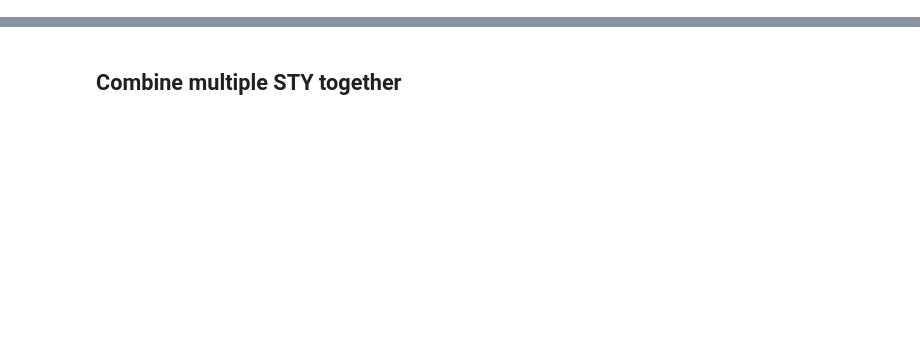
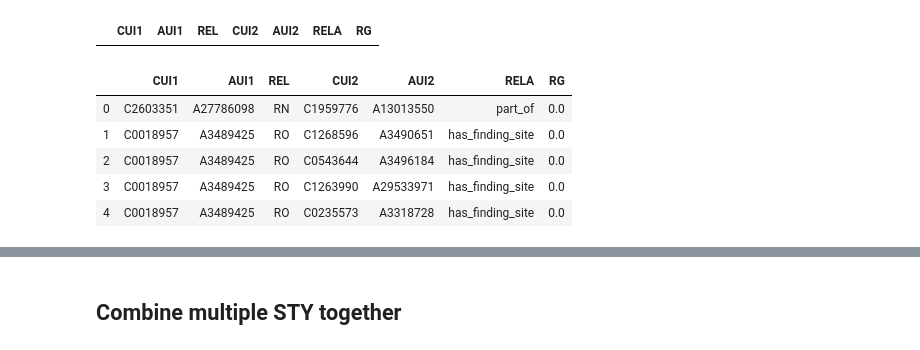
Before and after one commit to wtgme/snomed, a Jupyter notebook: networks.ipynb, the cells around one changed output, grey strips where cells are left out. Drawn from its saved outputs; the diff is of its cells as text; code cells hidden in the pictures; blank space fills up the shorter version.

```diff
--- a/networks.ipynb
+++ b/networks.ipynb
@@ -25,3 +30,4 @@ hv.opts.defaults(
 # %%
 con = pd.read_csv('data/concepts.csv')
 sem = pd.read_csv('data/semantype.csv')
+rel = pd.read_csv('data/relations.csv')
@@ -48,0 +152,14 @@ con = con[['CUI', 'SUI', 'STR', 'SCUI']]
+# %%
+# Two concepts can have two different relationships
+rel[rel.duplicated(['CUI1', 'CUI2', 'RELA'])]
+# %% [output]
+|  | CUI1 | AUI1 | REL | CUI2 | AUI2 | RELA | RG |
+# %%
+rel.head()
+# %% [output]
+|  | CUI1 | AUI1 | REL | CUI2 | AUI2 | RELA | RG |
+| 0 | C2603351 | A27786098 | RN | C1959776 | A13013550 | part_of | 0.0 |
+| 1 | C0018957 | A3489425 | RO | C1268596 | A3490651 | has_finding_site | 0.0 |
+| 2 | C0018957 | A3489425 | RO | C0543644 | A3496184 | has_finding_site | 0.0 |
+| 3 | C0018957 | A3489425 | RO | C1263990 | A29533971 | has_finding_site | 0.0 |
+| 4 | C0018957 | A3489425 | RO | C0235573 | A3318728 | has_finding_site | 0.0 |
```
Also changed, not shown: parts of 28 cells of this notebook, 3 other files.
